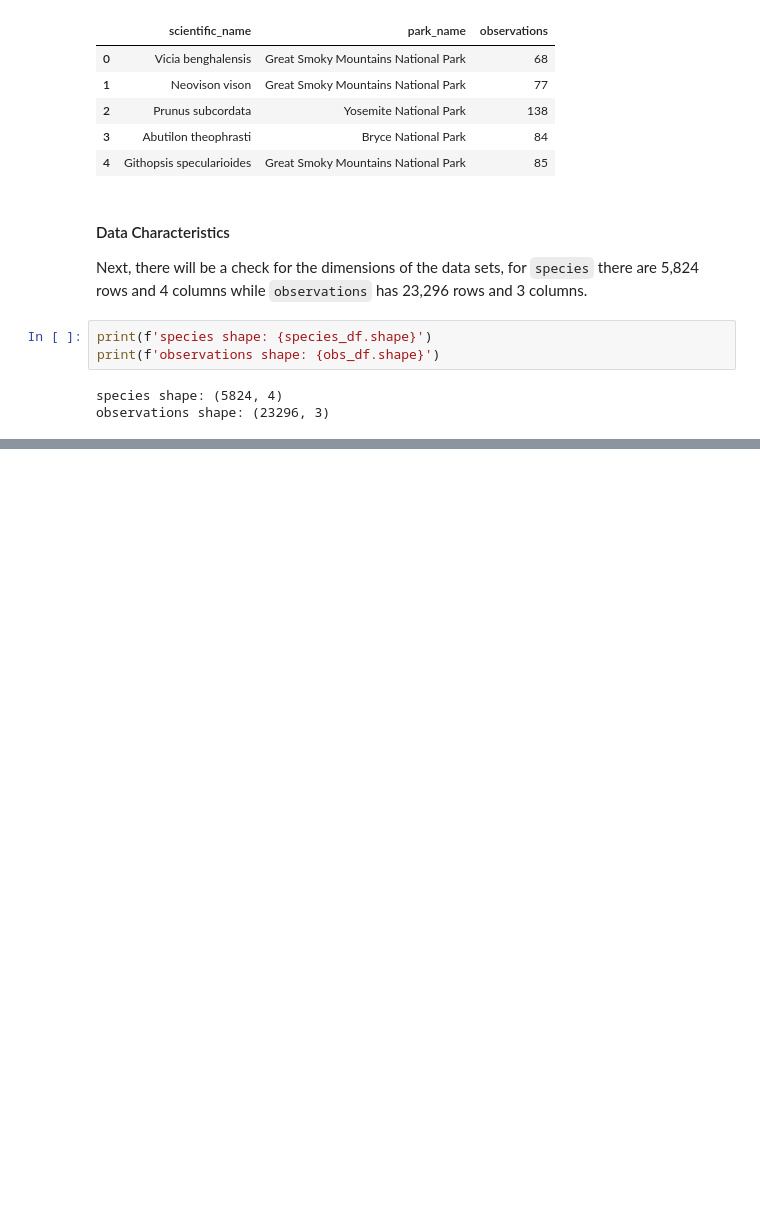
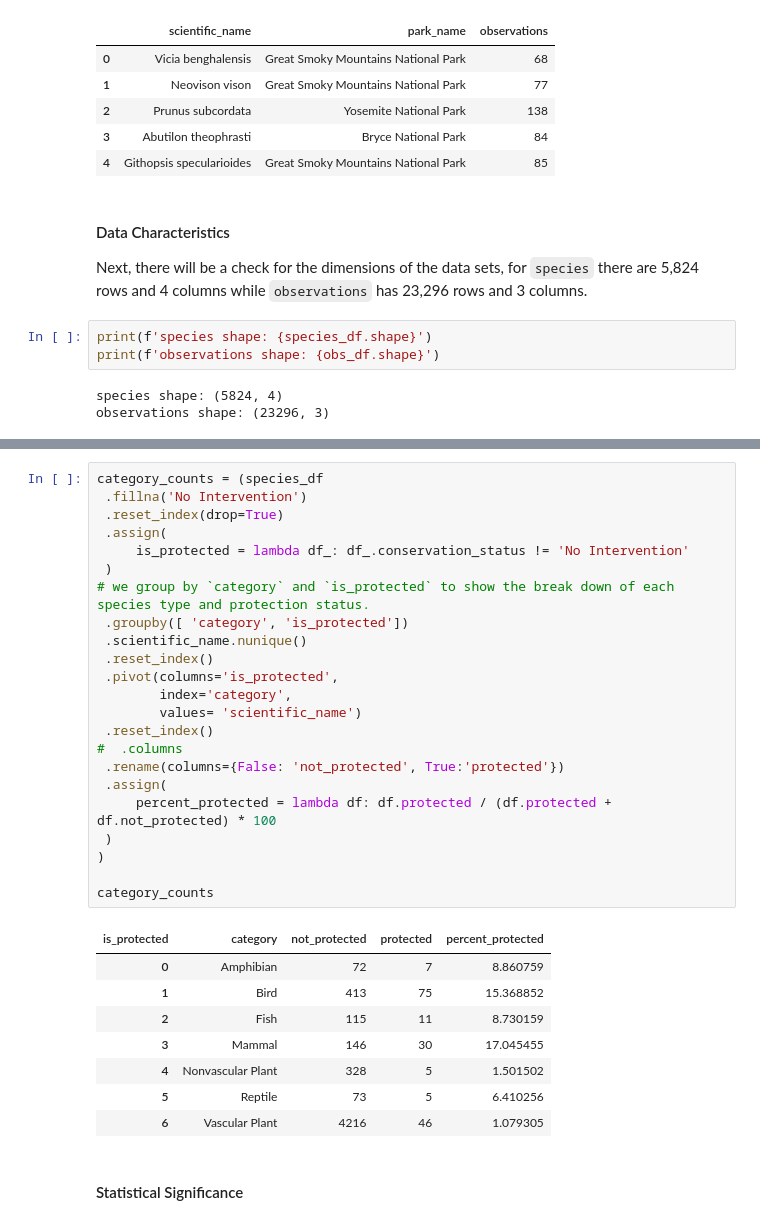
Before and after one commit to dorinMaraku/biodiversity_starter, a Jupyter notebook: biodiversity.ipynb, the cells around one changed output, grey strips where cells are left out. Drawn from its saved outputs; the diff is of its cells as text; blank space fills up the shorter version.

```diff
--- a/biodiversity.ipynb
+++ b/biodiversity.ipynb
@@ -129,0 +252,34 @@ observations shape: (23296, 3)
+# %%
+category_counts = (species_df
+ .fillna('No Intervention')
+ .reset_index(drop=True)
+ .assign(
+     is_protected = lambda df_: df_.conservation_status != 'No Intervention'
+ )
+# we group by `category` and `is_protected` to show the break down of each species type and protection status.
+ .groupby([ 'category', 'is_protected'])
+ .scientific_name.nunique()
+ .reset_index()
+ .pivot(columns='is_protected',
+        index='category',
+        values= 'scientific_name')
+ .reset_index()
+#  .columns
+ .rename(columns={False: 'not_protected', True:'protected'})
+ .assign(
+     percent_protected = lambda df: df.protected / (df.protected + df.not_protected) * 100
+ )
+)
+
+category_counts
+# %% [output]
+| is_protected | category | not_protected | protected | percent_protected |
+| 0 | Amphibian | 72 | 7 | 8.860759 |
+| 1 | Bird | 413 | 75 | 15.368852 |
+| 2 | Fish | 115 | 11 | 8.730159 |
+| 3 | Mammal | 146 | 30 | 17.045455 |
+| 4 | Nonvascular Plant | 328 | 5 | 1.501502 |
+| 5 | Reptile | 73 | 5 | 6.410256 |
+| 6 | Vascular Plant | 4216 | 46 | 1.079305 |
+# %% [markdown]
+#### Statistical Significance
```
Also changed, not shown: parts of 31 cells of this notebook.
